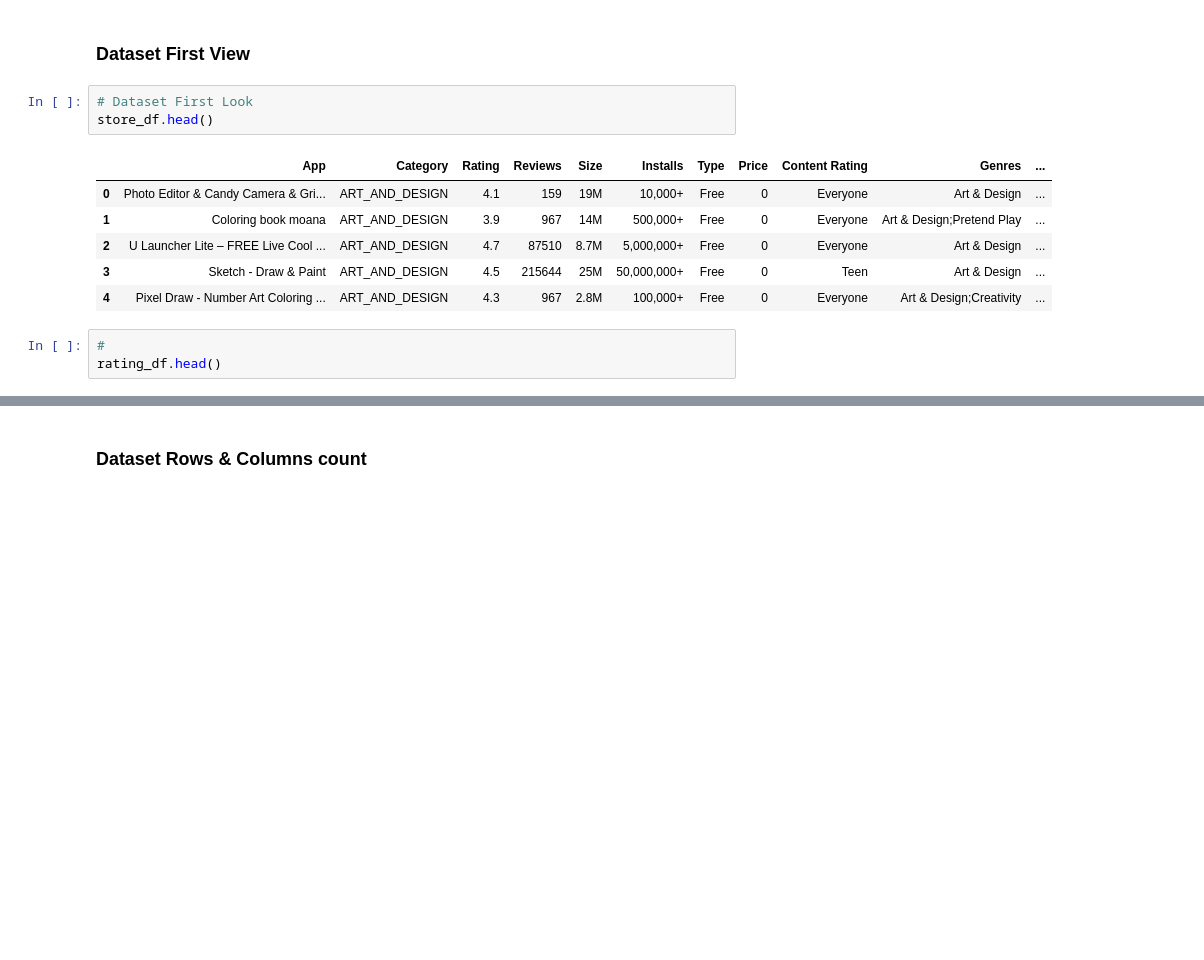
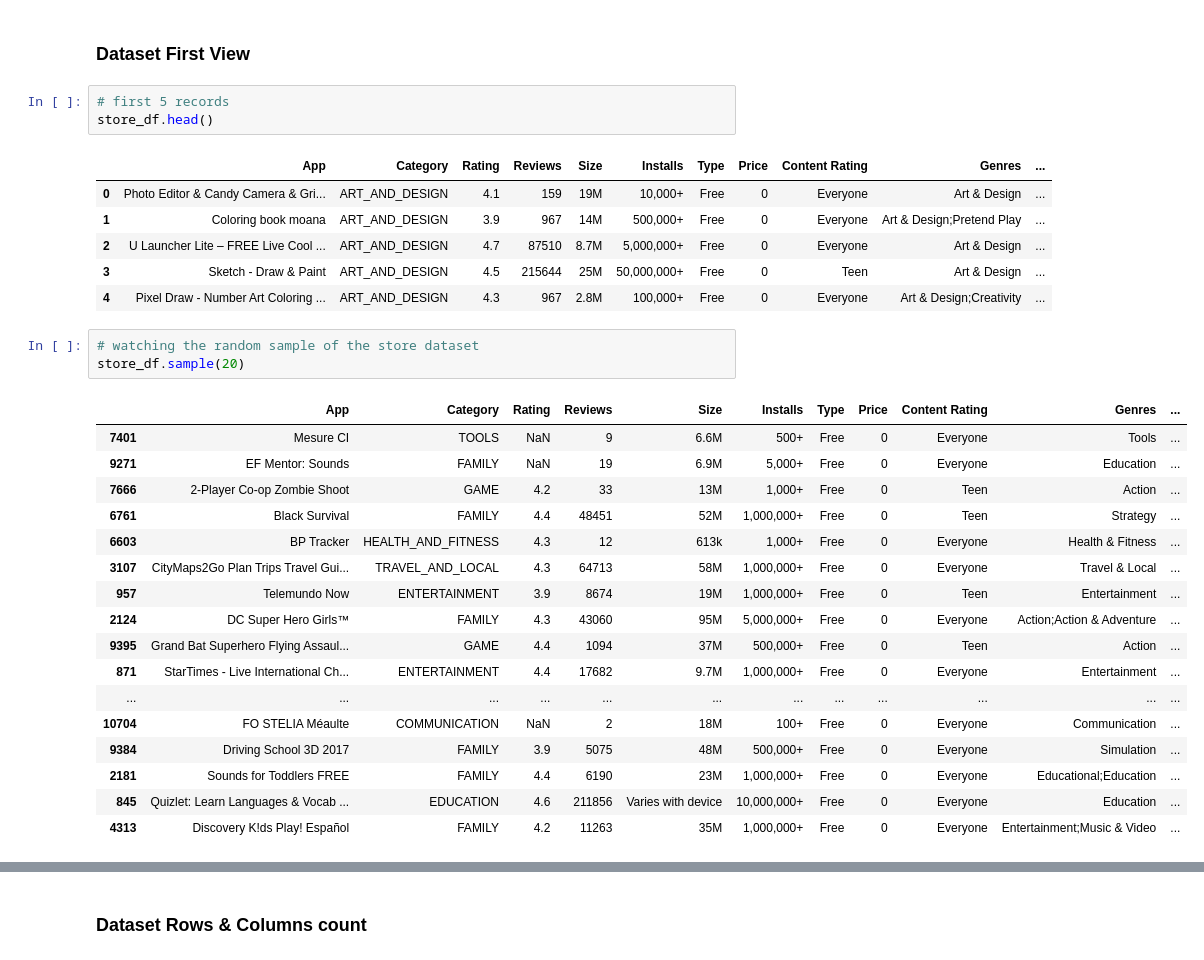
Before and after one commit to maxashoka3/EDA---Play-Store-App, a Jupyter notebook: EDA_on_Play_Store_App_Review.ipynb, the cells around one changed output, grey strips where cells are left out. Saved outputs shown, nothing was run; the diff lists cells and outputs as text; blank space fills up the shorter version.

```diff
--- a/EDA_on_Play_Store_App_Review.ipynb
+++ b/EDA_on_Play_Store_App_Review.ipynb
@@ -119,7 +115,7 @@ rating_df = pd.read_csv("/content/drive/MyDrive/AlmaBetter/Play Store App Review
 # %% [markdown]
 ### Dataset First View
 # %%
-# Dataset First Look
+# first 5 records
 store_df.head()
 # %% [output]
 |  | App | Category | Rating | Reviews | Size | Installs | Type | Price | Content Rating | Genres | ... |
@@ -128,6 +124,24 @@ store_df.head()
 | 2 | U Launcher Lite – FREE Live Cool ... | ART_AND_DESIGN | 4.7 | 87510 | 8.7M | 5,000,000+ | Free | 0 | Everyone | Art & Design | ... |
 | 3 | Sketch - Draw & Paint | ART_AND_DESIGN | 4.5 | 215644 | 25M | 50,000,000+ | Free | 0 | Teen | Art & Design | ... |
 | 4 | Pixel Draw - Number Art Coloring ... | ART_AND_DESIGN | 4.3 | 967 | 2.8M | 100,000+ | Free | 0 | Everyone | Art & Design;Creativity | ... |
-# %%
-#
-rating_df.head()
+# %%
+# watching the random sample of the store dataset
+store_df.sample(20)
+# %% [output]
+|  | App | Category | Rating | Reviews | Size | Installs | Type | Price | Content Rating | Genres | ... |
+| 7401 | Mesure CI | TOOLS | NaN | 9 | 6.6M | 500+ | Free | 0 | Everyone | Tools | ... |
+| 9271 | EF Mentor: Sounds | FAMILY | NaN | 19 | 6.9M | 5,000+ | Free | 0 | Everyone | Education | ... |
+| 7666 | 2-Player Co-op Zombie Shoot | GAME | 4.2 | 33 | 13M | 1,000+ | Free | 0 | Teen | Action | ... |
+| 6761 | Black Survival | FAMILY | 4.4 | 48451 | 52M | 1,000,000+ | Free | 0 | Teen | Strategy | ... |
+| 6603 | BP Tracker | HEALTH_AND_FITNESS | 4.3 | 12 | 613k | 1,000+ | Free | 0 | Everyone | Health & Fitness | ... |
+| 3107 | CityMaps2Go Plan Trips Travel Gui... | TRAVEL_AND_LOCAL | 4.3 | 64713 | 58M | 1,000,000+ | Free | 0 | Everyone | Travel & Local | ... |
+| 957 | Telemundo Now | ENTERTAINMENT | 3.9 | 8674 | 19M | 1,000,000+ | Free | 0 | Teen | Entertainment | ... |
+| 2124 | DC Super Hero Girls™ | FAMILY | 4.3 | 43060 | 95M | 5,000,000+ | Free | 0 | Everyone | Action;Action & Adventure | ... |
+| 9395 | Grand Bat Superhero Flying Assaul... | GAME | 4.4 | 1094 | 37M | 500,000+ | Free | 0 | Teen | Action | ... |
+| 871 | StarTimes - Live International Ch... | ENTERTAINMENT | 4.4 | 17682 | 9.7M | 1,000,000+ | Free | 0 | Everyone | Entertainment | ... |
+| ... | ... | ... | ... | ... | ... | ... | ... | ... | ... | ... | ... |
+| 10704 | FO STELIA Méaulte | COMMUNICATION | NaN | 2 | 18M | 100+ | Free | 0 | Everyone | Communication | ... |
+| 9384 | Driving School 3D 2017 | FAMILY | 3.9 | 5075 | 48M | 500,000+ | Free | 0 | Everyone | Simulation | ... |
+| 2181 | Sounds for Toddlers FREE | FAMILY | 4.4 | 6190 | 23M | 1,000,000+ | Free | 0 | Everyone | Educational;Education | ... |
+| 845 | Quizlet: Learn Languages & Vocab ... | EDUCATION | 4.6 | 211856 | Varies with device | 10,000,000+ | Free | 0 | Everyone | Education | ... |
+| 4313 | Discovery K!ds Play! Español | FAMILY | 4.2 | 11263 | 35M | 1,000,000+ | Free | 0 | Everyone | Entertainment;Music & Video | ... |
```
Also changed, not shown: parts of 101 cells of this notebook.
